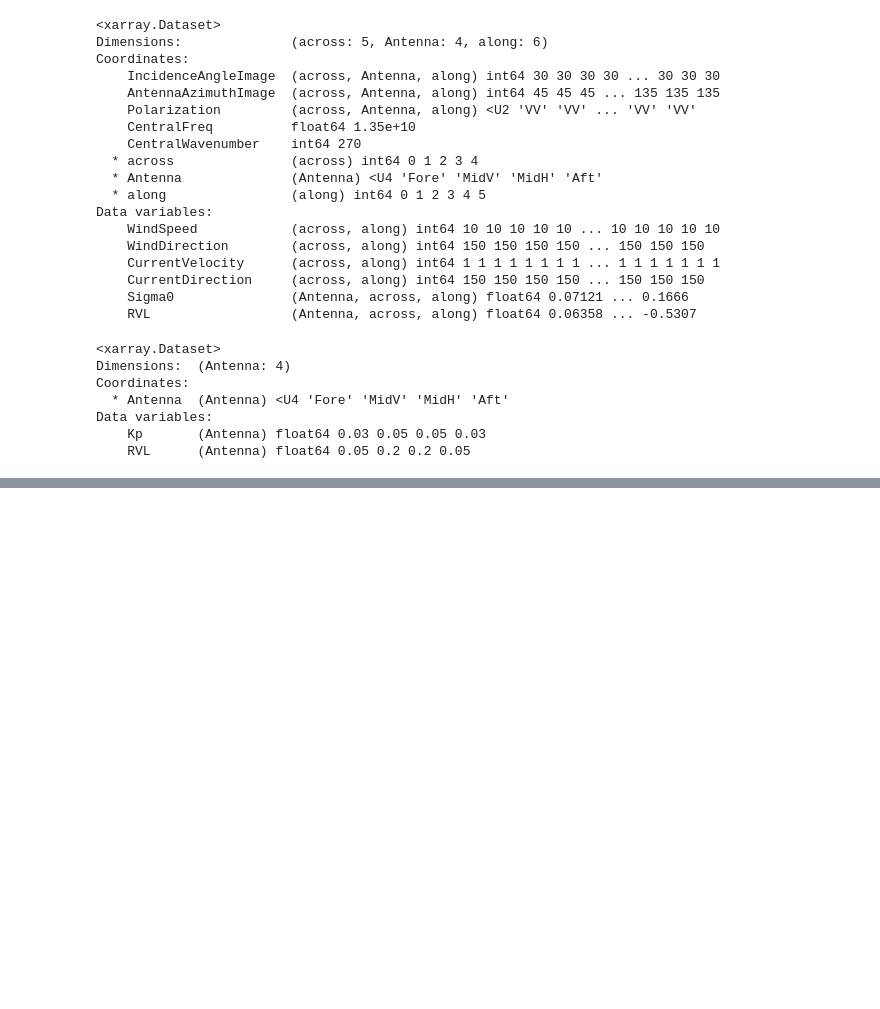
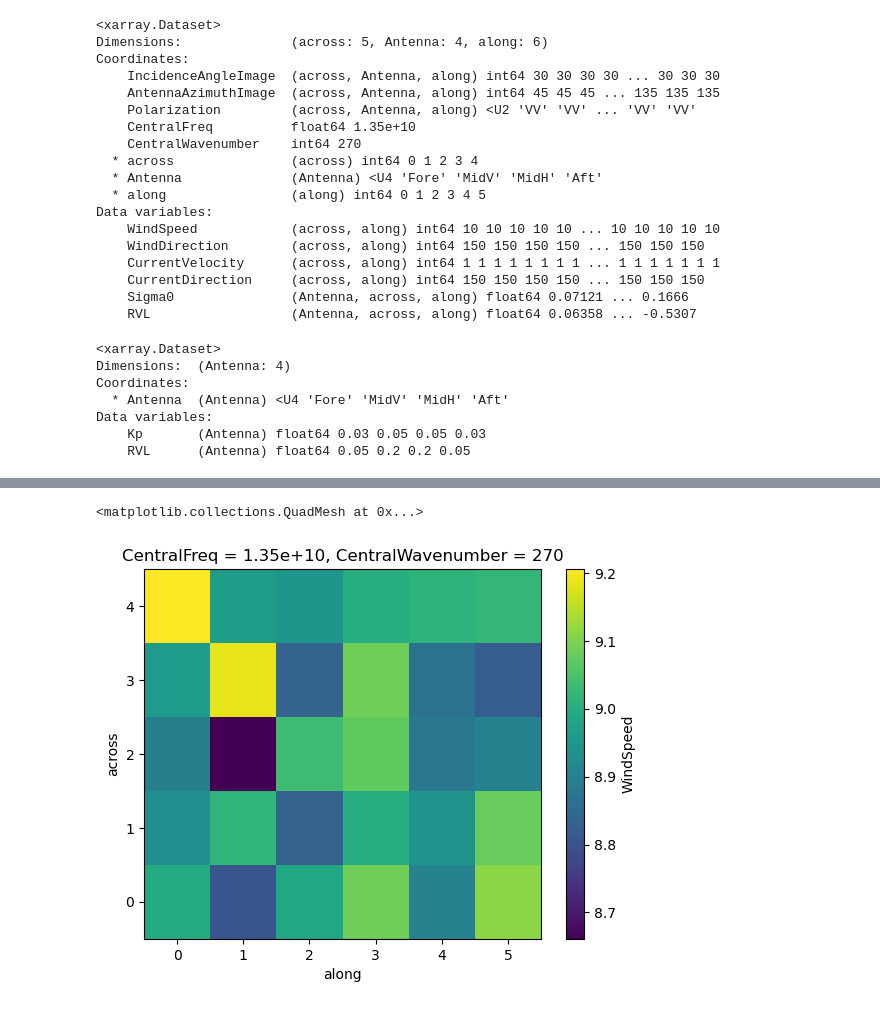
Before and after one commit to ACHMartin/seastar_project, a Jupyter notebook: SciReC_Feb_2023_perf.ipynb, the cells around one changed output, grey strips where cells are left out. Saved outputs shown, nothing was run; the diff lists cells and outputs as text; code cells hidden in the pictures; blank space fills up the shorter version.

```diff
--- a/SciReC_Feb_2023_perf.ipynb
+++ b/SciReC_Feb_2023_perf.ipynb
@@ -276,0 +295,5 @@ level2
+# %%
+level2.WindSpeed.plot(cmap='viridis')
+# %% [output]
+<matplotlib.collections.QuadMesh at 0x...>
+[figure, added]
```
Also changed, not shown: parts of 82 cells of this notebook, 4 other files.
